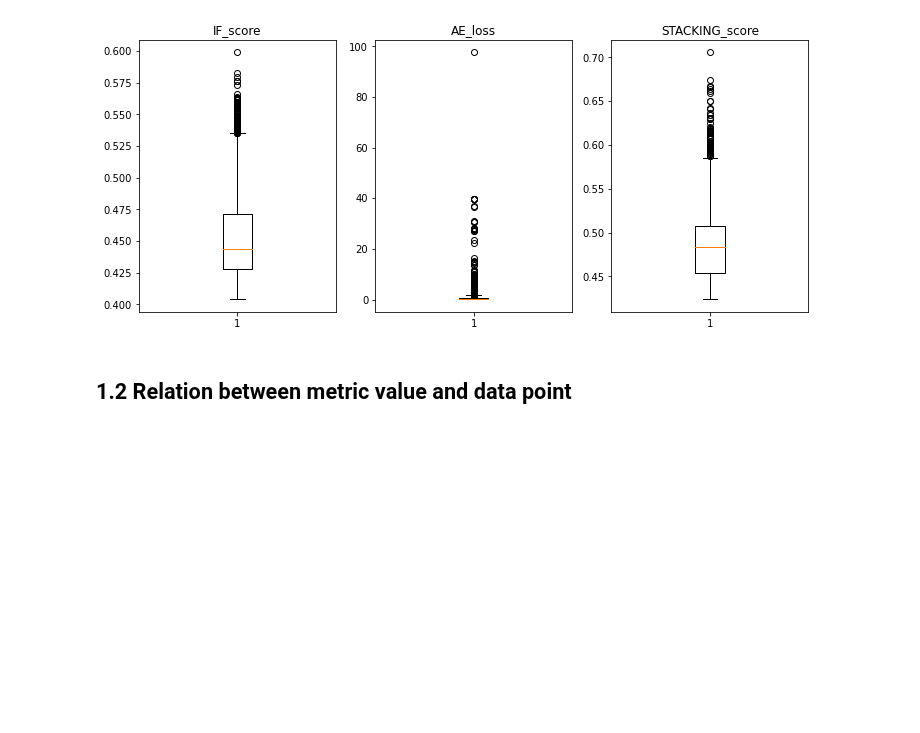
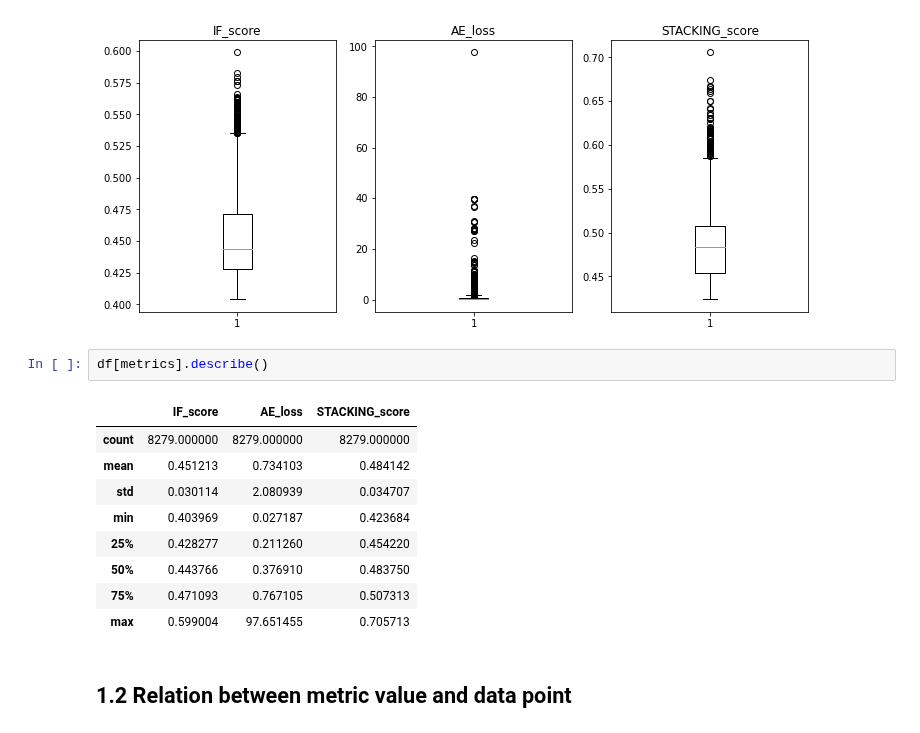
Before and after one commit to petitepepper/Anomaly-Detection_BYOND, a Jupyter notebook: 2_Evaluation.ipynb, the cells around one changed output. Drawn from its saved outputs; the diff is of its cells as text; blank space fills up the shorter version.

```diff
--- a/2_Evaluation.ipynb
+++ b/2_Evaluation.ipynb
@@ -37,6 +37,18 @@ for i in range(len(metrics)):
 plt.show()
 # %% [output]
 [figure]
+# %%
+df[metrics].describe()
+# %% [output]
+|  | IF_score | AE_loss | STACKING_score |
+| count | 8279.000000 | 8279.000000 | 8279.000000 |
+| mean | 0.451213 | 0.734103 | 0.484142 |
+| std | 0.030114 | 2.080939 | 0.034707 |
+| min | 0.403969 | 0.027187 | 0.423684 |
+| 25% | 0.428277 | 0.211260 | 0.454220 |
+| 50% | 0.443766 | 0.376910 | 0.483750 |
+| 75% | 0.471093 | 0.767105 | 0.507313 |
+| max | 0.599004 | 97.651455 | 0.705713 |
 # %% [markdown]
 ## 1.2 Relation between metric value and data point
 # %%
```
Also changed, not shown: 38 other files.
